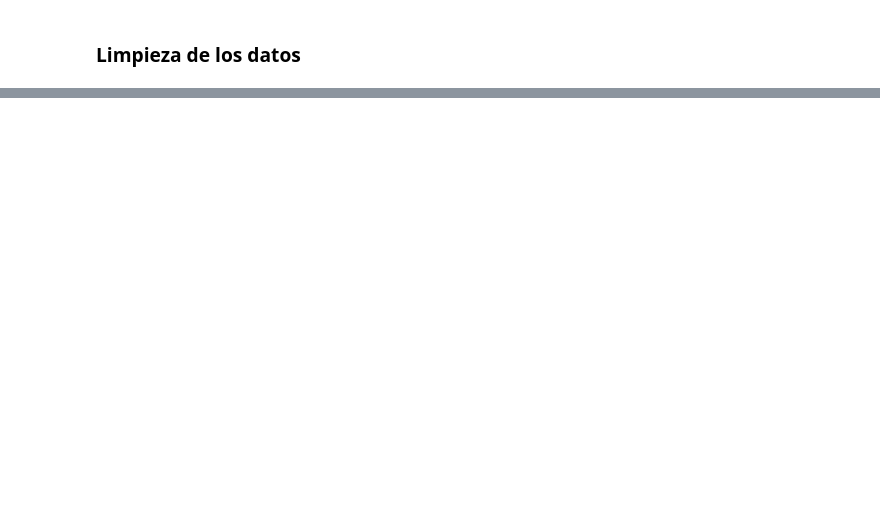
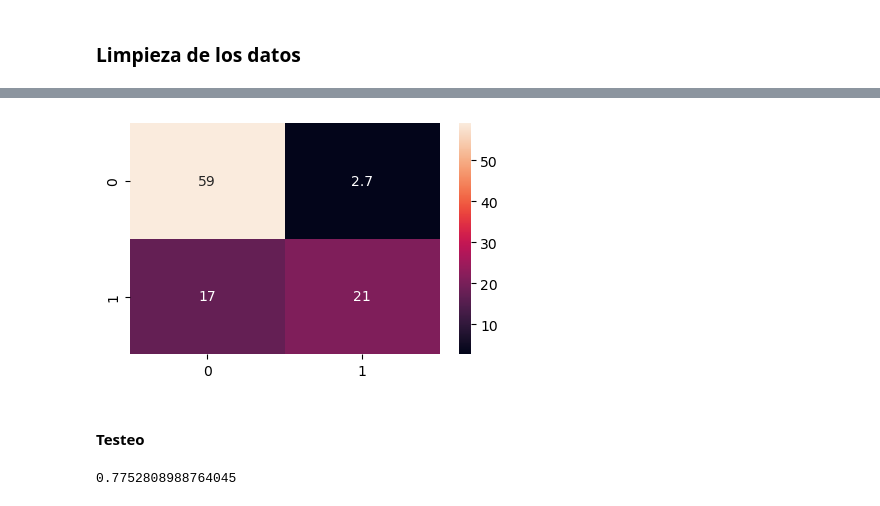
Before and after one commit to JuanFeA98/Machine_Learning, a Jupyter notebook: DecisionTree/Decision_Tree.ipynb, the cells around one changed output, grey strips where cells are left out. Saved outputs shown, nothing was run; the diff lists cells and outputs as text; code cells hidden in the pictures; blank space fills up the shorter version.

Commit message:
Primer Modelo

```diff
--- a/DecisionTree/Decision_Tree.ipynb
+++ b/DecisionTree/Decision_Tree.ipynb
@@ -89,0 +96,2 @@ df.rename(columns = {
+# %%
+X_train, X_test ,y_train, y_test = train_test_split(X, y, train_size=0.7, random_state=13)
@@ -89,0 +100,7 @@ df.rename(columns = {
+# %%
+model_tree = DecisionTreeClassifier(
+    max_depth=2,
+    random_state=13
+)
+# %%
+model_tree.fit(X_train, y_train)
@@ -89,0 +138,2 @@ df.rename(columns = {
+# %%
+y_pred_train = model_tree.predict(X_train)
@@ -89,0 +156,10 @@ df.rename(columns = {
+# %%
+fig, ax = plt.subplots(figsize=(5, 3))
+
+sns.heatmap(confusion_matrix(y_train, y_pred_train)/len(y_train)*100, annot=True)
+
+plt.show()
+# %% [output]
+[figure, added]
+# %% [markdown]
+#### **Testeo**
@@ -89,0 +168,5 @@ df.rename(columns = {
+# %%
+acc_test = accuracy_score(y_test, y_pred_test)
+acc_test
+# %% [output]
+0.7752808988764045
```
Also changed, not shown: parts of 24 cells of this notebook.
